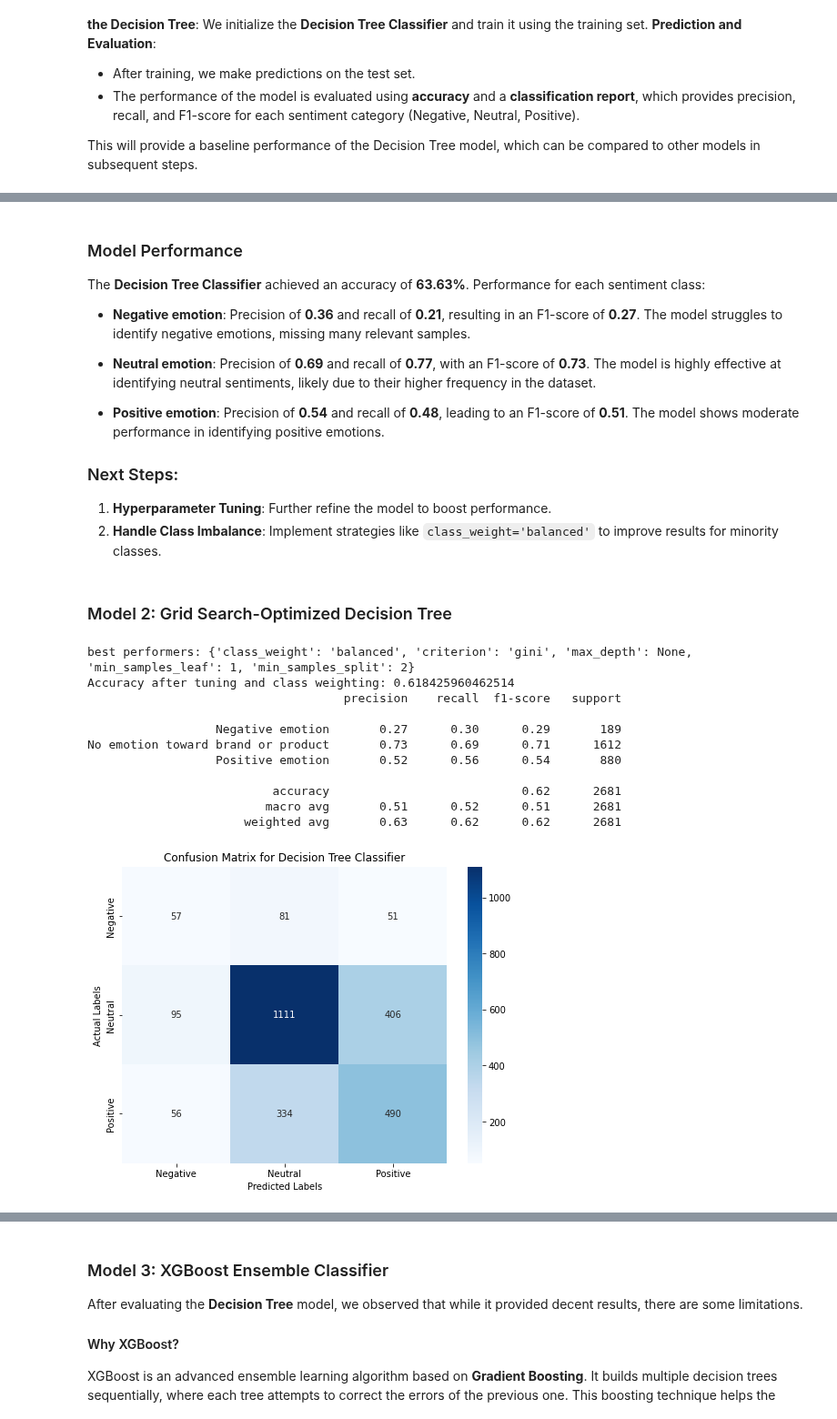
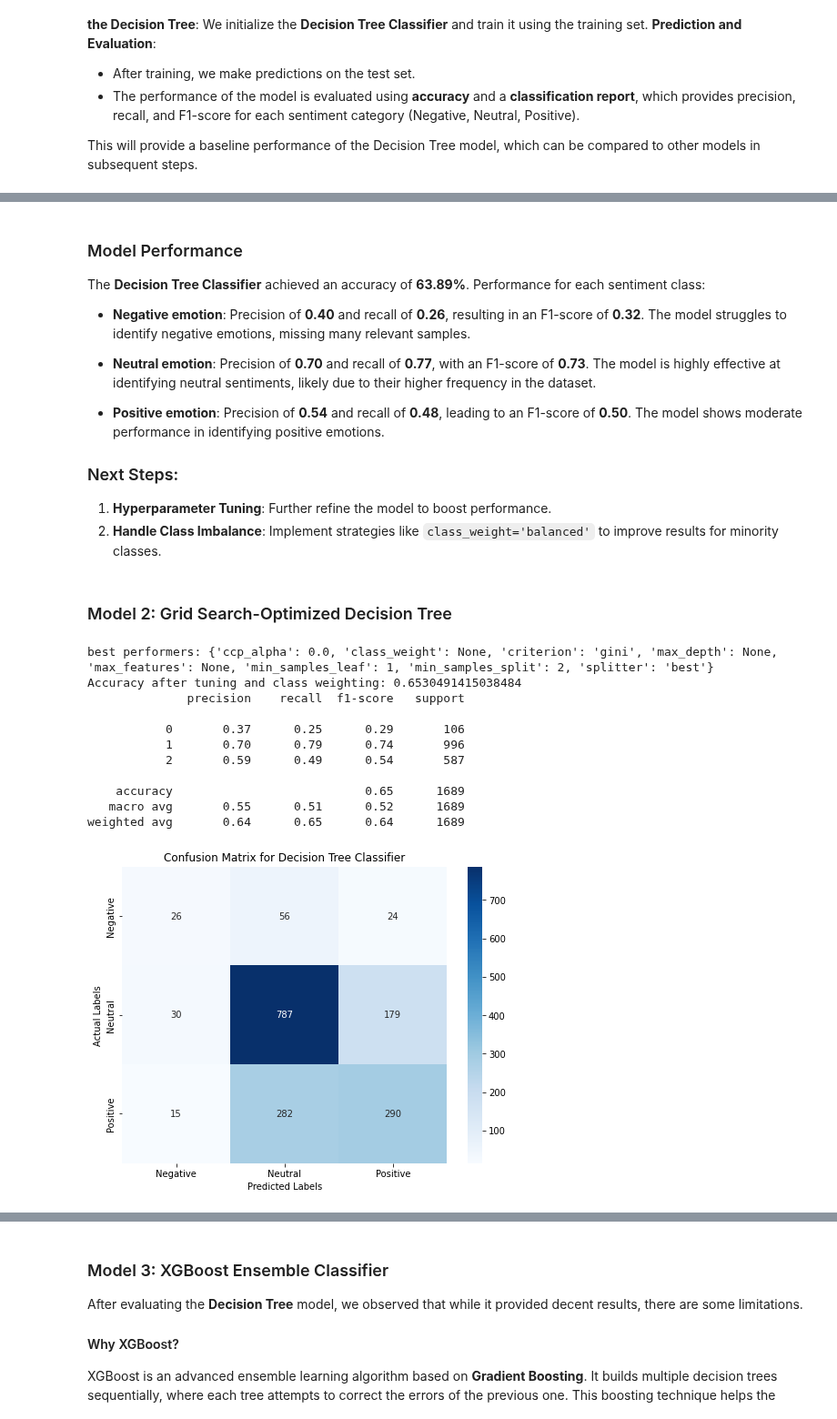
Before and after one commit to George-Chira/twitter-sentiment-analysis, a Jupyter notebook: notebooks/Chira.ipynb, the cells around one changed output, grey strips where cells are left out. Shown at 91% size. Saved outputs shown, nothing was run; the diff lists cells and outputs as text; code cells hidden in the pictures.

```diff
--- a/notebooks/Chira.ipynb
+++ b/notebooks/Chira.ipynb
@@ -212,0 +241,18 @@ Once cleaned, the `text` column is transformed into a new column called `cleaned
+# %%
+# Step 2: Improved handling for missing values in 'target_device'
+
+# Create a list of known products from the non-null 'target_device' values
+products = list(df_tweets['target_device'].dropna().unique())
+
+def find_product(tweet):
+    """Find the product mentioned in the tweet."""
+    # Loop through each product in the list of known products
+    for product in products:
+        # Check if the product appears in the tweet text (case insensitive)
+        if str(product) in tweet or str(product).upper() in tweet or str(product).lower() in tweet:
+            return product  # Return the product if found
+    return 'Unknown'  # If no product is found, return 'Unknown'
+
+# Apply the function to fill missing 'target_device' values
+missing_products_idx = df_tweets[df_tweets['target_device'] == 'Unknown'].index  # Find indices with 'Unknown'
+df_tweets.loc[missing_products_idx, 'target_device'] = df_tweets.loc[missing_products_idx, 'text'].apply(find_product)
@@ -212,0 +262,3 @@ Once cleaned, the `text` column is transformed into a new column called `cleaned
+# %%
+# Step 3: Drop duplicate rows
+df_tweets.drop_duplicates(inplace=True)  # Remove any duplicate rows from the DataFrame
@@ -213,3 +268,6 @@ Once cleaned, the `text` column is transformed into a new column called `cleaned
+# %%
+# Step 4: Reset the index
+df_tweets.reset_index(drop=True, inplace=True)  # Reset the DataFrame index and drop the old one
 # %%
 import re
 import nltk
@@ -308,7 +427,7 @@ X = tfidf.fit_transform(df_tweets['processed_text'])  #tfidf features
 y = df_tweets['emotion'] #target - positive, neutral, negative
 
 #split into training and test sets
-X_train, X_test, y_train, y_test = train_test_split(X, y, test_size= 0.3, random_state= 42)
+X_train, X_test, y_train, y_test = train_test_split(X, y, test_size= 0.2, random_state= 42)
 
 #initialize the tree classifier
 tree = DecisionTreeClassifier( random_state= 42)
@@ -336,13 +455,14 @@ No emotion toward brand or product       0.69      0.77      0.73      1612
 # %% [markdown]
 ### Model Performance
 
-The **Decision Tree Classifier** achieved an accuracy of **63.63%**. Performance for each sentiment class:
+The **Decision Tree Classifier** achieved an accuracy of **63.89%**. Performance for each sentiment class:
 
-- **Negative emotion**: Precision of **0.36** and recall of **0.21**, resulting in an F1-score of **0.27**. The model struggles to identify negative emotions, missing many relevant samples.
+- **Negative emotion**: Precision of **0.40** and recall of **0.26**, resulting in an F1-score of **0.32**. The model struggles to identify negative emotions, missing many relevant samples.
 
-- **Neutral emotion**: Precision of **0.69** and recall of **0.77**, with an F1-score of **0.73**. The model is highly effective at identifying neutral sentiments, likely due to their higher frequency in the dataset.
+- **Neutral emotion**: Precision of **0.70** and recall of **0.77**, with an F1-score of **0.73**. The model is highly effective at identifying neutral sentiments, likely due to their higher frequency in the dataset.
 
-- **Positive emotion**: Precision of **0.54** and recall of **0.48**, leading to an F1-score of **0.51**. The model shows moderate performance in identifying positive emotions.
+- **Positive emotion**: Precision of **0.54** and recall of **0.48**, leading to an F1-score of **0.50**. The model shows moderate performance in identifying positive emotions.
+
 
 ### Next Steps:
 1. **Hyperparameter Tuning**: Further refine the model to boost performance.
@@ -353,51 +473,55 @@ The **Decision Tree Classifier** achieved an accuracy of **63.63%**. Performance
 from sklearn.model_selection import GridSearchCV
 #defining parameters
 param_grid = {
-    'max_depth': [5, 10, None],
+    'max_depth': [10, None],
     'min_samples_split': [2, 10],
     'min_samples_leaf': [1, 5],
     'criterion': ['gini'],
-    'class_weight': [ 'balanced'] # Adding class_weight to deal with imbalance
-    }
+    'class_weight': [None, 'balanced'],
+    'max_features': [None, 'sqrt'],  # Reduce max_features options
+    'splitter': ['best'],  # Only use 'best' to simplify
+    'ccp_alpha': [0.0, 0.01]  # Simplify ccp_alpha options
+}
+
+
 
 #initialize the gridsearch CV
 grid_search = GridSearchCV(DecisionTreeClassifier(random_state=42), param_grid, cv=5, scoring = 'accuracy')
 
 #fit the gridsearchCV on training data
 grid_search.fit(X_train, y_train)
 
 #get the best performers
 print("best performers:", grid_search.best_params_)
 
 #evaluate the best parameters
 best_tree = grid_search.best_estimator_
 y_pred_best = best_tree.predict(X_test)
 
 # Print the new accuracy and classification report
 print(f"Accuracy after tuning and class weighting: {accuracy_score(y_test, y_pred_best)}")
 print(classification_report(y_test, y_pred_best))
 
-
-# Generate the confusion matrix
-cm = confusion_matrix(y_test, y_pred_best, labels=['Negative emotion', 'No emotion toward brand or product', 'Positive emotion'])
+# Generate the confusion matrix using numerical labels
+cm = confusion_matrix(y_test, y_pred_best, labels=[0, 1, 2])
 
 # Create a heatmap for the confusion matrix
 plt.figure(figsize=(8, 6))
 sns.heatmap(cm, annot=True, fmt='d', cmap='Blues', xticklabels=['Negative', 'Neutral', 'Positive'], yticklabels=['Negative', 'Neutral', 'Positive'])
 plt.title('Confusion Matrix for Decision Tree Classifier')
 plt.ylabel('Actual Labels')
 plt.xlabel('Predicted Labels')
 plt.show()
 # %% [output]
-best performers: {'class_weight': 'balanced', 'criterion': 'gini', 'max_depth': None, 'min_samples_leaf': 1, 'min_samples_split': 2}
-Accuracy after tuning and class weighting: 0.618425960462514
-                                    precision    recall  f1-score   support
+best performers: {'ccp_alpha': 0.0, 'class_weight': None, 'criterion': 'gini', 'max_depth': None, 'max_features': None, 'min_samples_leaf': 1, 'min_samples_split': 2, 'splitter': 'best'}
+Accuracy after tuning and class weighting: 0.6530491415038484
+              precision    recall  f1-score   support
 
-                  Negative emotion       0.27      0.30      0.29       189
-No emotion toward brand or product       0.73      0.69      0.71      1612
-                  Positive emotion       0.52      0.56      0.54       880
+           0       0.37      0.25      0.29       106
+           1       0.70      0.79      0.74       996
+           2       0.59      0.49      0.54       587
 
-                          accuracy                           0.62      2681
-                         macro avg       0.51      0.52      0.51      2681
-                      weighted avg       0.63      0.62      0.62      2681
+    accuracy                           0.65      1689
+   macro avg       0.55      0.51      0.52      1689
+weighted avg       0.64      0.65      0.64      1689
-[figure, old version]
+[figure, new version]
```
Also changed, not shown: parts of 19 cells of this notebook.
